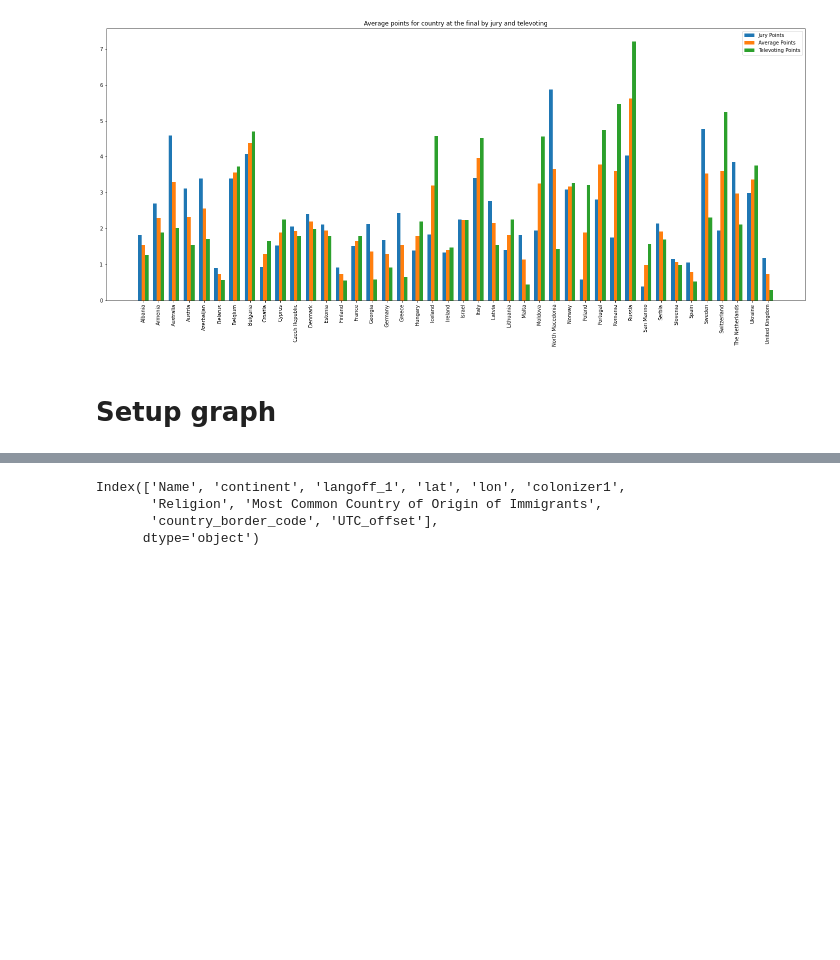
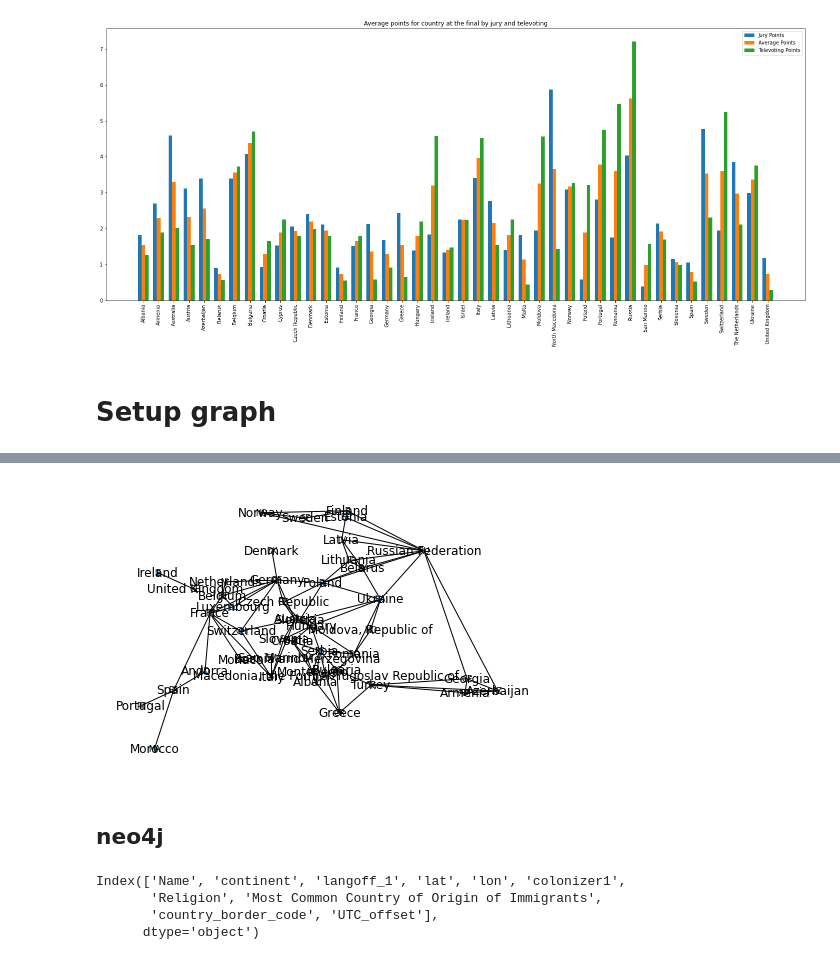
Before and after one commit to VLjoris/MDA-Eurovision-project---Group-Iceland, a Jupyter notebook: Eurovision project Notebook.ipynb, the cells around one changed output, grey strips where cells are left out. Saved outputs shown, nothing was run; the diff lists cells and outputs as text; code cells hidden in the pictures; blank space fills up the shorter version.

Commit message:
create nodes from countries, edges for neighboring countries and plotted them bas on lat/lon values

```diff
--- a/Eurovision project Notebook.ipynb
+++ b/Eurovision project Notebook.ipynb
@@ -584,0 +618,9 @@ plt.show()
+# %%
+# draw map from lat/lon
+
+nx.draw(G, pos, with_labels=True, font_size=8, node_size=5)
+node_labels = nx.get_node_attributes(G,'Name')
+nx.draw_networkx_labels(G, pos, labels = node_labels)
+plt.show()
+# %% [output]
+[figure, added]
@@ -585,3 +631,5 @@ plt.show()
+# %% [markdown]
+## neo4j
 # %%
 # Connect to neo4j database
 f=open("authentication/neo4j.txt","r")
```
Also changed, not shown: parts of 9 cells of this notebook.
